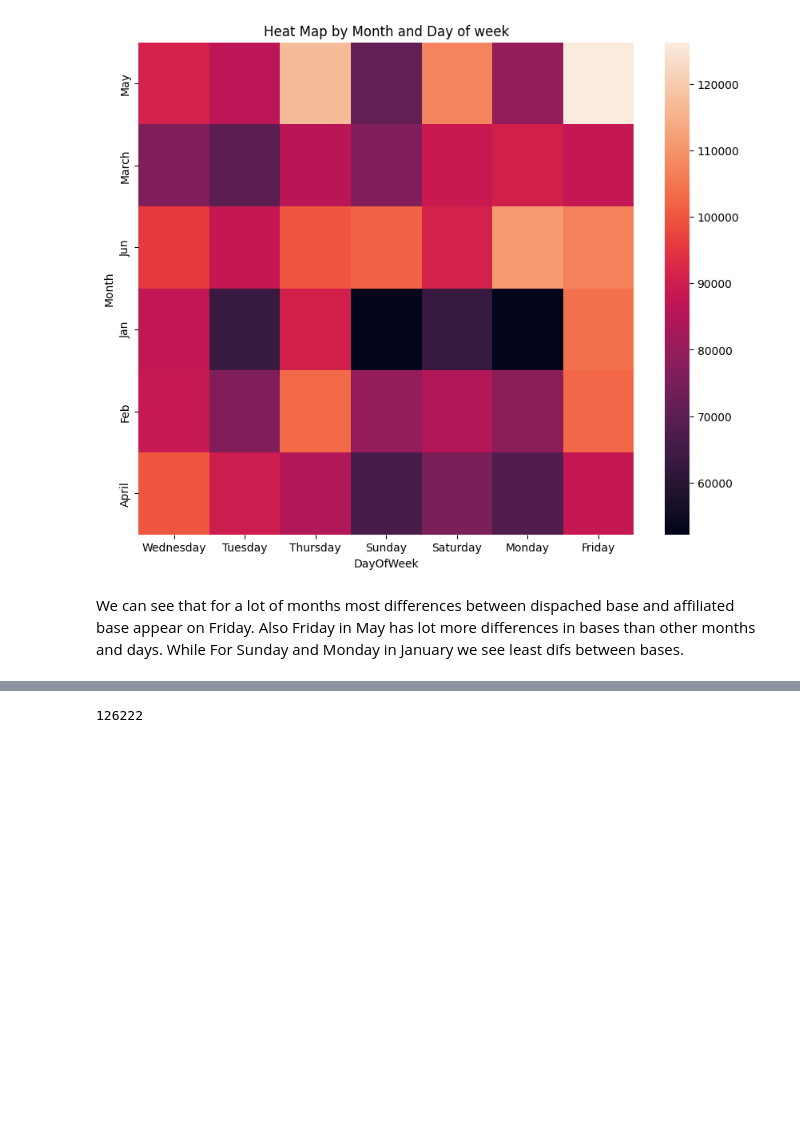
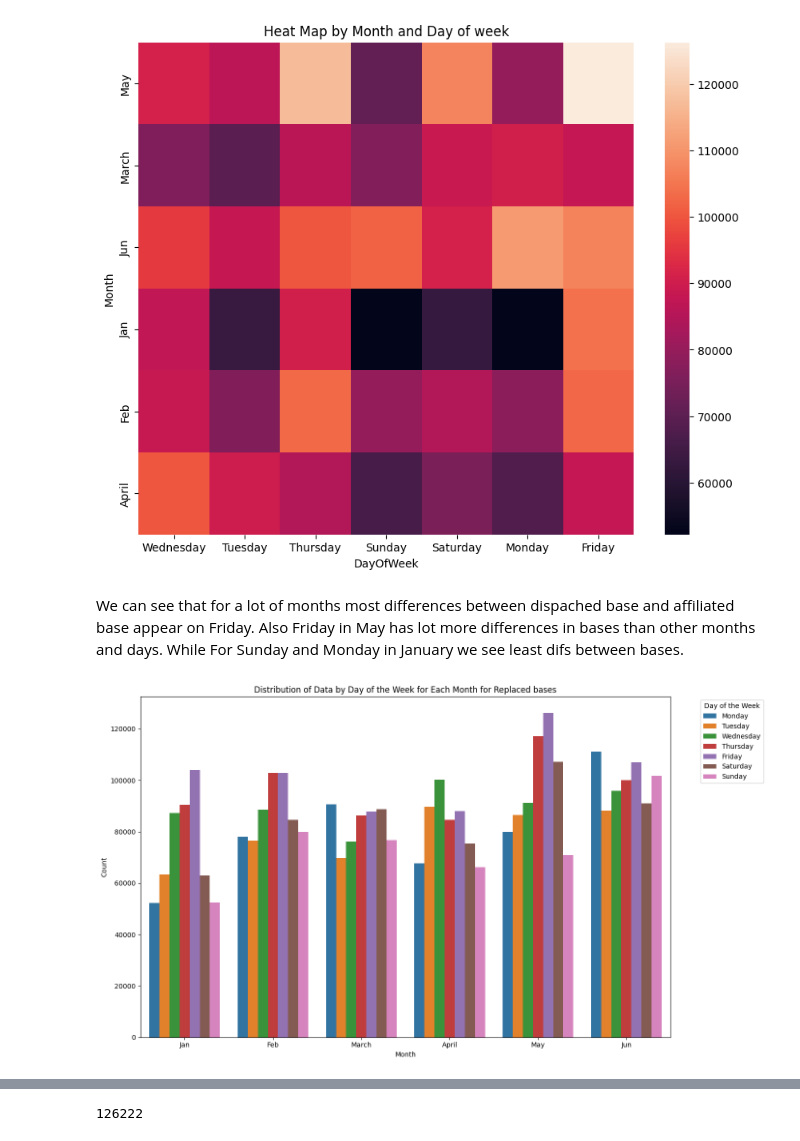
Before and after one commit to savicm5/mlProject, a Jupyter notebook: src/03_uber_2015.ipynb, the cells around one changed output, grey strips where cells are left out. Cells and saved outputs as stored; diff of their text form; code cells hidden in the pictures; blank space fills up the shorter version.

```diff
--- a/src/03_uber_2015.ipynb
+++ b/src/03_uber_2015.ipynb
@@ -833,3 +842,24 @@ plt.show()
 We can see that for a lot of months most differences between dispached base and affiliated base appear on Friday.
 Also Friday in May has lot more differences in bases than other months and days.
 While For Sunday and Monday in January we see least difs between bases.
+# %%
+data_agg_month_dayofweek = diff_base.groupby(['Month', 'DayOfWeek']).size().reset_index(name='count')
+# %%
+days_order = ['Monday', 'Tuesday', 'Wednesday', 'Thursday', 'Friday', 'Saturday', 'Sunday']
+
+data_agg_month_dayofweek['DayOfWeek'] = pd.Categorical(data_agg_month_dayofweek['DayOfWeek'], categories=days_order, ordered=True)
+# %%
+plt.figure(figsize=(14, 8))
+
+sns.barplot(data=data_agg_month_dayofweek, x='Month', y='count', hue='DayOfWeek', hue_order=days_order, palette='tab10')
+
+plt.xlabel('Month')
+plt.ylabel('Count')
+plt.title('Distribution of Data by Day of the Week for Each Month for Replaced bases')
+plt.legend(title='Day of the Week', bbox_to_anchor=(1.05, 1), loc='upper left')
+
+plt.tight_layout()
+
+plt.show()
+# %% [output]
+[figure, added]
```
Also changed, not shown: parts of 21 cells of this notebook.
